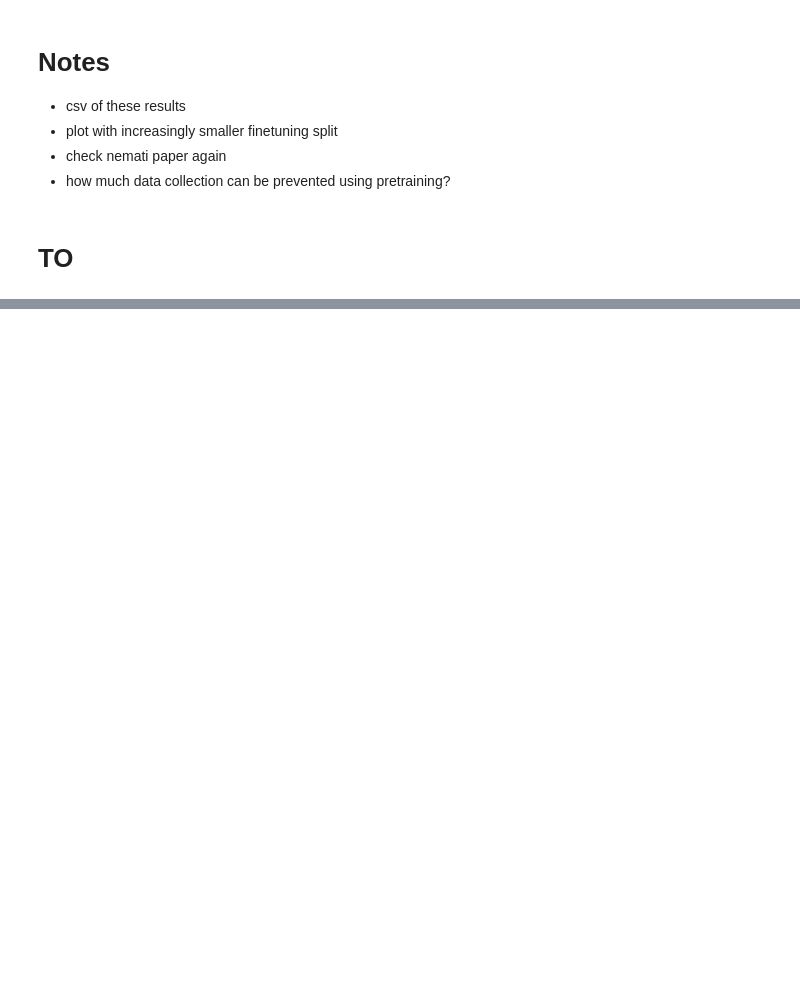
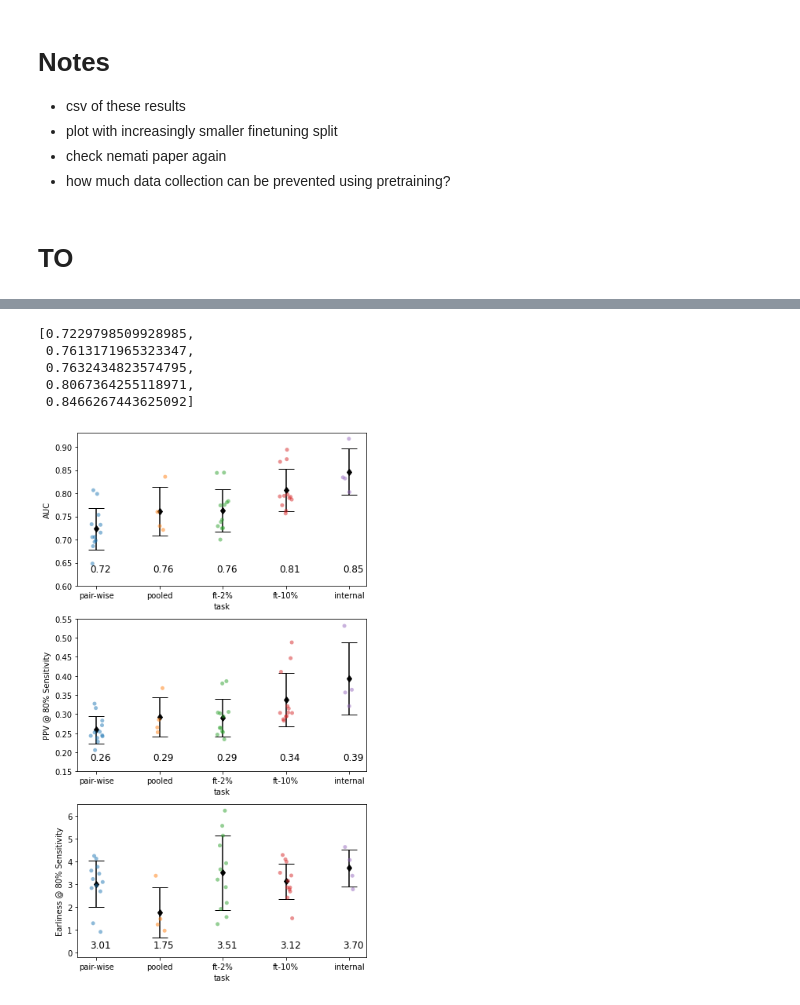
Before and after one commit to BorgwardtLab/multicenter-sepsis, a Jupyter notebook: revisions/notebooks/Finetuning_comparison.ipynb, the cells around one changed output, grey strips where cells are left out. Saved outputs shown, nothing was run; the diff lists cells and outputs as text; code cells hidden in the pictures; blank space fills up the shorter version.

```diff
--- a/revisions/notebooks/Finetuning_comparison.ipynb
+++ b/revisions/notebooks/Finetuning_comparison.ipynb
@@ -725,3 +757,15 @@ precision_m
 - how much data collection can be prevented using pretraining?
 # %% [markdown]
 # TO
+# %%
+df_int['task'] = 'internal'
+df_pw['task'] = 'pair-wise'
+df_po['task'] = 'pooled'
+df_ft10['task'] = 'ft-10%'
+df_ft2['task'] = 'ft-2%'
+df_ft10po['task'] = 'ft-10%-pooled'
+df_base10['task'] = 'internal-10%'
+df_base2['task'] = 'internal-2%'
+
+#df_tot2 = pd.concat([df_pw, df_po, df_ft2, df_base2, df_ft10, df_ft10po, df_base10, df_int])
+df_tot2 = pd.concat([df_pw, df_po, df_ft2, df_ft10, df_int])
@@ -727,0 +814,64 @@ precision_m
+# %%
+aucs_m
+# %% [output]
+[0.7229798509928985,
+ 0.7613171965323347,
+ 0.7632434823574795,
+ 0.8067364255118971,
+ 0.8466267443625092]
+# %%
+#plt.figure(figsize=(10,12))
+plt.figure(figsize=(6,10))
+ax1 = plt.subplot(311)
+n_steps = 5 # 8
+x_pos = np.arange(n_steps) #7
+#aucs = [auc_pw_mean, auc_po_mean, auc_ft2_mean, auc_base2_mean, auc_ft10_mean, auc_base10_mean, auc_int_mean]
+#stds = [auc_pw_std, auc_po_std, auc_ft2_std, auc_base2_std, auc_ft10_std, auc_base10_std, auc_int_std]
+#names = ['pair-wise', 'pooled', 'ft-2%', 'int-2%', 'ft-10%', 'ft-10%-pooled', 'int-10%', 'internal']
+names = ['pair-wise', 'pooled', 'ft-2%', 'ft-10%', 'internal']
+ax1.errorbar(x_pos, aucs_m, yerr=aucs_s, ecolor='black', capsize=10, fmt='d', color='black')
+sns.stripplot(x="task", y="auc_mean", data=df_tot2, jitter=0.1, ax=ax1,alpha=0.5)
+
+ax1.set_ylim(0.60,0.93)
+
+ax1.set_xticks(x_pos)
+ax1.set_xticklabels(names)
+#ax[0].tight_layout()
+ax1.set_ylabel(f'AUC')
+
+ax2 = plt.subplot(312, sharex= ax1)
+
+#plt.plot((2,3), (auc_ft2_mean, auc_base2_mean), '--', color='black')
+#plt.plot((4,5), (auc_ft10_mean, auc_base10_mean), '--', color='black')
+#plt.hlines(auc_int_mean, 0,6, color='black', linestyle='dotted')
+sns.stripplot(x="task", y="precision_mean", data=df_tot2, jitter=0.1, ax=ax2, alpha=0.5)
+ax2.errorbar(x_pos, precision_m, yerr=precision_s, ecolor='black', capsize=10, fmt='d', color='black')
+ax2.set_ylabel(f'PPV @ 80% Sensitivity')
+ax2.set_ylim(0.15,0.55)
+
+#ax[1].set_xticklabels(names)
+#ax[1].tight_layout()
+
+ax3 = plt.subplot(313, sharex= ax1)
+sns.stripplot(x="task", y="earliness_mean", data=df_tot2, jitter=0.1, ax=ax3, alpha=0.5)
+ax3.errorbar(x_pos, earliness_m, yerr=earliness_s, ecolor='black', capsize=10, fmt='d', color='black')
+ax3.set_ylabel(f'Earliness @ 80% Sensitivity')
+#ax[2].set_xticklabels(names)
+ax3.set_ylim(-0.2,6.5)
+
+
+plt.tight_layout()
+x1 = np.arange(n_steps)
+y1 = np.array([0.13] * n_steps)
+for i,j, n in zip(x1,y1, aucs_m):
+    ax1.annotate(f'{n:.2f}',xy=(i-0.1,j+0.5), size=12)
+y2 = np.array([0.18] * n_steps)
+
+for i,j, n in zip(x1,y2, precision_m):
+    ax2.annotate(f'{n:.2f}',xy=(i-0.1,j), size=12)
+
+y3 = np.array([0.2] * n_steps)
+for i,j, n in zip(x1,y3, earliness_m):
+    ax3.annotate(f'{n:.2f}',xy=(i-0.1,j), size=12)
+# %% [output]
+[figure, added]
```
Also changed, not shown: parts of 29 cells of this notebook.
